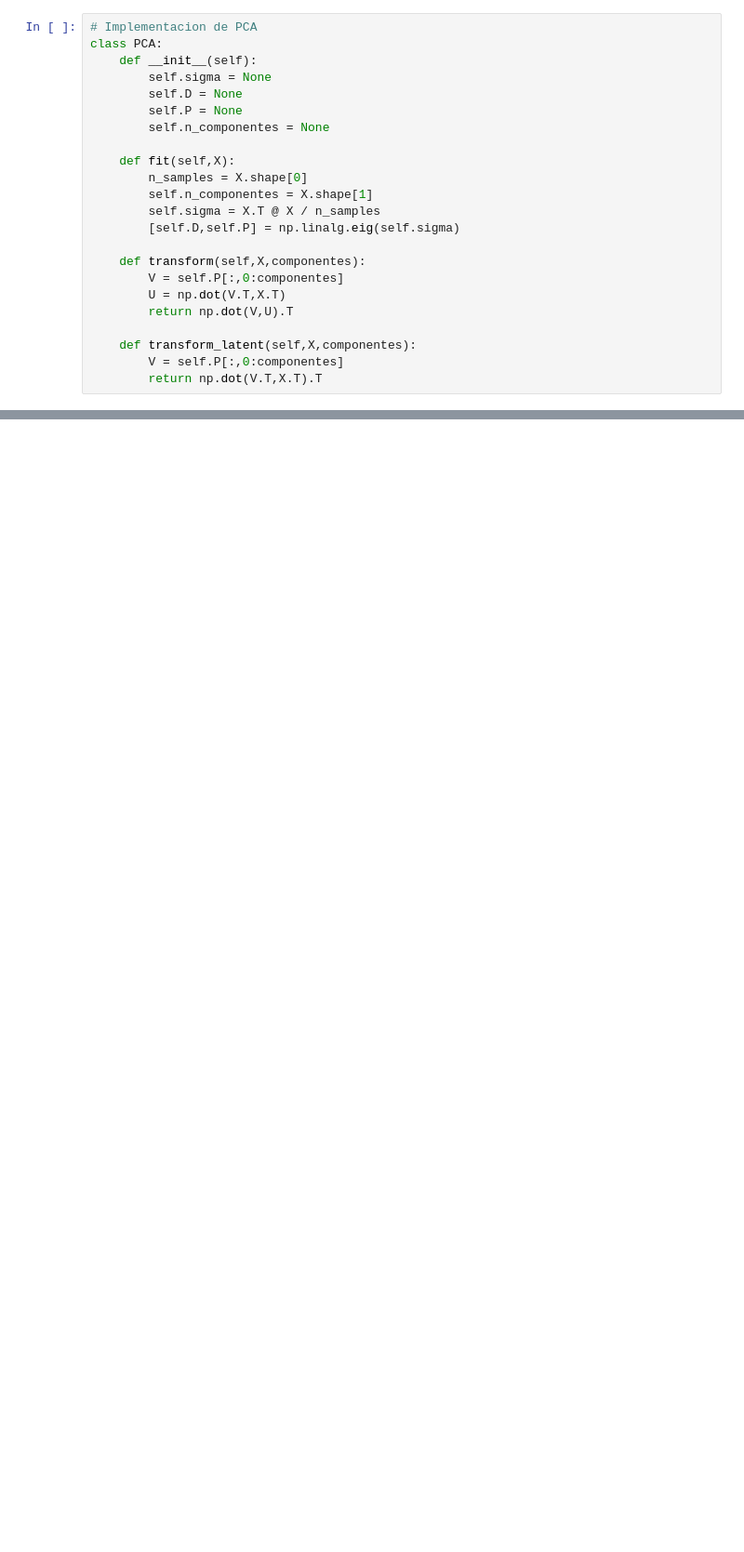
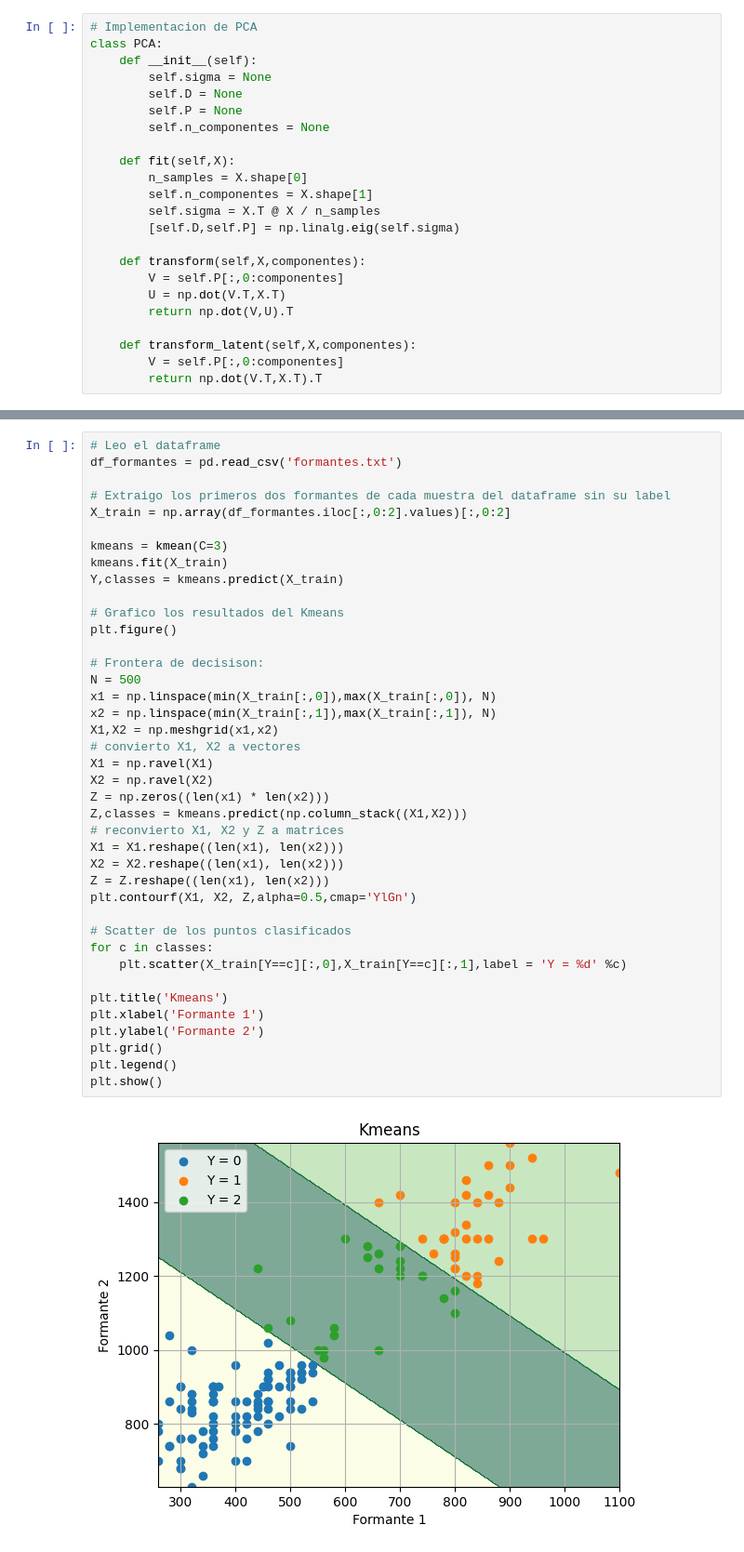
Before and after one commit to NicolasNobili/Teoria_Deteccion_Estimacion, a Jupyter notebook: Guias/Guia3/guia3_Nobili.ipynb, the cells around one changed output, grey strips where cells are left out. Shown: that part at 93% size. Saved outputs shown, nothing was run; the diff lists cells and outputs as text; blank space fills up the shorter version.

```diff
--- a/Guias/Guia3/guia3_Nobili.ipynb
+++ b/Guias/Guia3/guia3_Nobili.ipynb
@@ -297,0 +348,42 @@ Ejercicio  F
+# %%
+# Leo el dataframe
+df_formantes = pd.read_csv('formantes.txt')
+
+# Extraigo los primeros dos formantes de cada muestra del dataframe sin su label
+X_train = np.array(df_formantes.iloc[:,0:2].values)[:,0:2]
+
+kmeans = kmean(C=3)
+kmeans.fit(X_train)
+Y,classes = kmeans.predict(X_train)
+
+# Grafico los resultados del Kmeans
+plt.figure()
+
+# Frontera de decisison:
+N = 500
+x1 = np.linspace(min(X_train[:,0]),max(X_train[:,0]), N)
+x2 = np.linspace(min(X_train[:,1]),max(X_train[:,1]), N)
+X1,X2 = np.meshgrid(x1,x2)
+# convierto X1, X2 a vectores
+X1 = np.ravel(X1)
+X2 = np.ravel(X2)
+Z = np.zeros((len(x1) * len(x2)))
+Z,classes = kmeans.predict(np.column_stack((X1,X2)))
+# reconvierto X1, X2 y Z a matrices
+X1 = X1.reshape((len(x1), len(x2)))
+X2 = X2.reshape((len(x1), len(x2)))
+Z = Z.reshape((len(x1), len(x2)))
+plt.contourf(X1, X2, Z,alpha=0.5,cmap='YlGn')
+
+# Scatter de los puntos clasificados
+for c in classes:
+    plt.scatter(X_train[Y==c][:,0],X_train[Y==c][:,1],label = 'Y = %d' %c)
+
+plt.title('Kmeans')
+plt.xlabel('Formante 1')
+plt.ylabel('Formante 2')
+plt.grid()
+plt.legend()
+plt.show()
+# %% [output]
+[figure, added]
```
Also changed, not shown: parts of 7 cells of this notebook, 5 other files.
